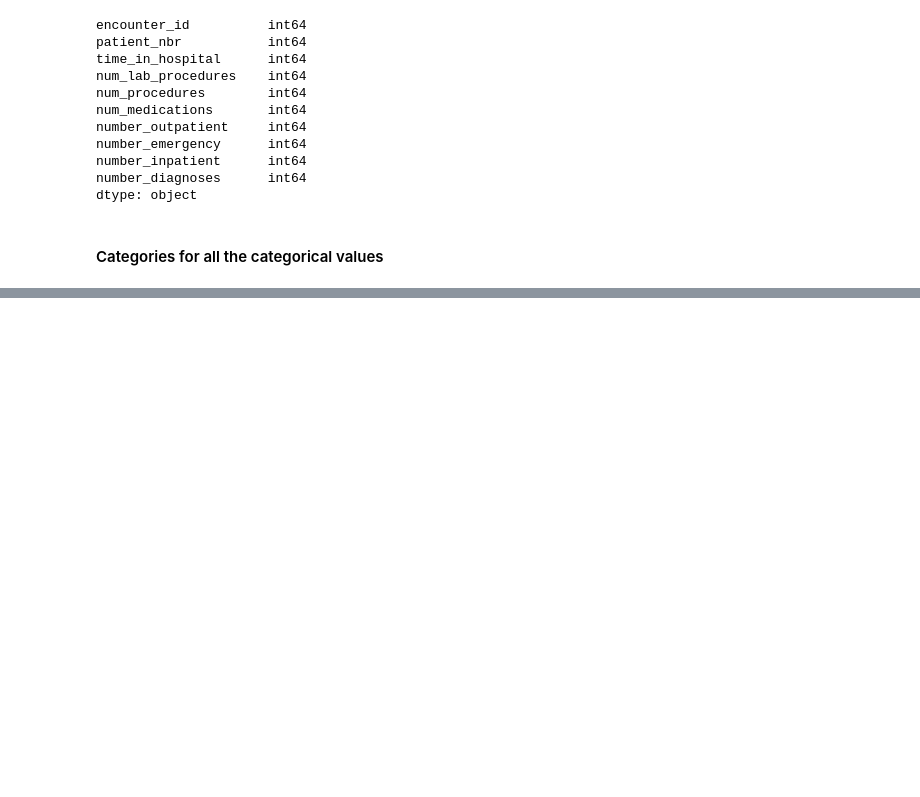
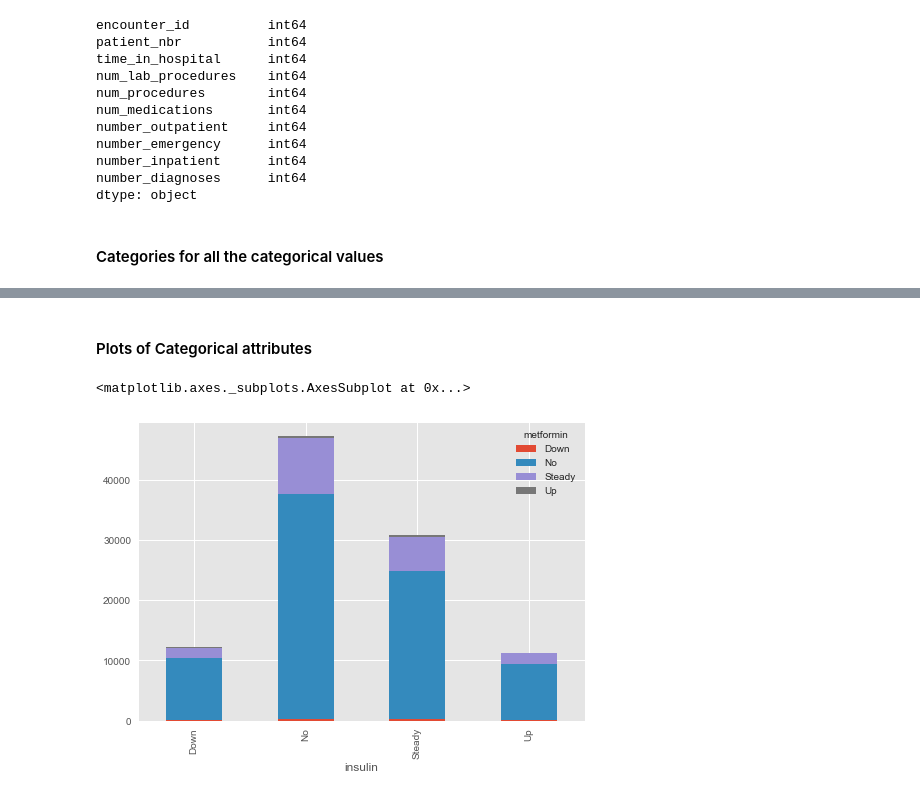
Before and after one commit to karthikreddymathuru/Internship, a Jupyter notebook: internship.ipynb, the cells around one changed output, grey strips where cells are left out. Cells and saved outputs as stored; diff of their text form; code cells hidden in the pictures; blank space fills up the shorter version.

```diff
--- a/internship.ipynb
+++ b/internship.ipynb
@@ -244,0 +285,11 @@ Categories (0, float64): []
+# %% [markdown]
+#### Plots of Categorical attributes
+# %%
+d = [diabetes_new.insulin,diabetes_new.metformin]
+
+ds = pd.concat(d,axis = 1)
+q = pd.crosstab(index=ds.insulin,columns=ds.metformin)
+q.plot(kind='bar',stacked=True)
+# %% [output]
+<matplotlib.axes._subplots.AxesSubplot at 0x...>
+[figure, added]
```
Also changed, not shown: parts of 24 cells of this notebook, 4 other files.
